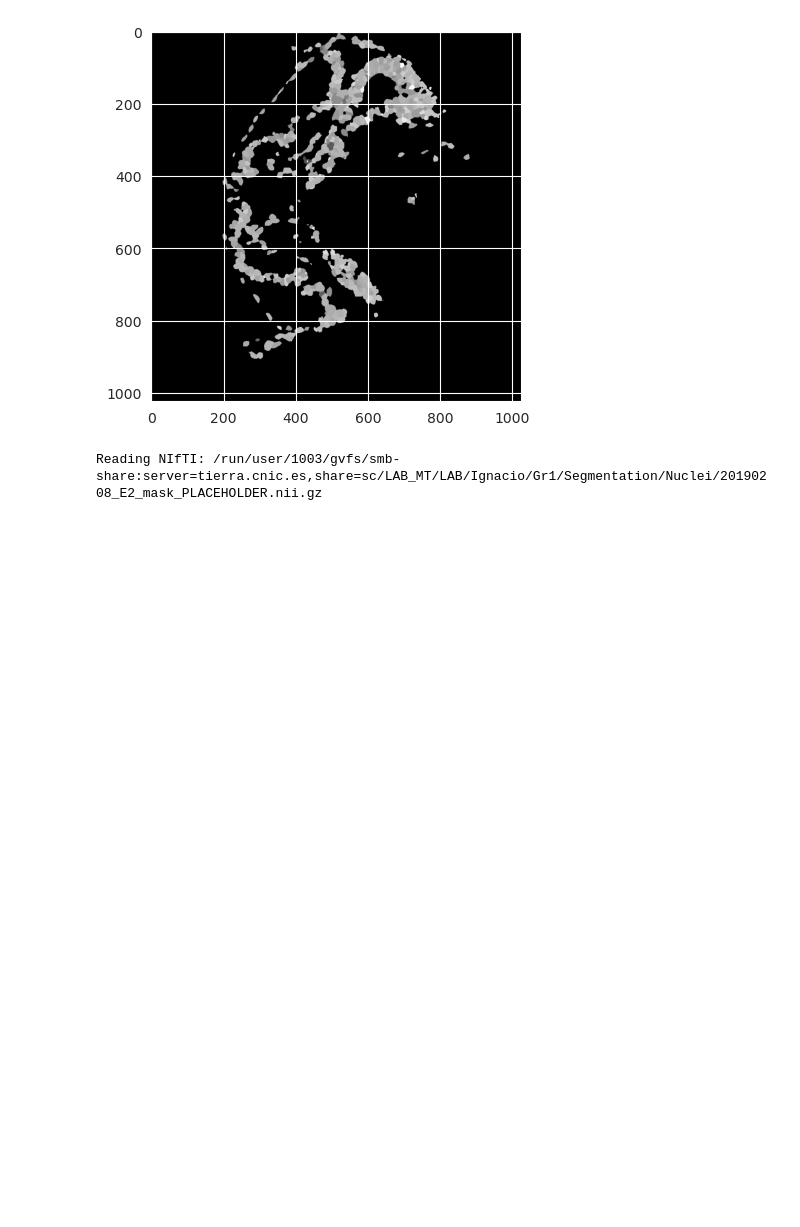
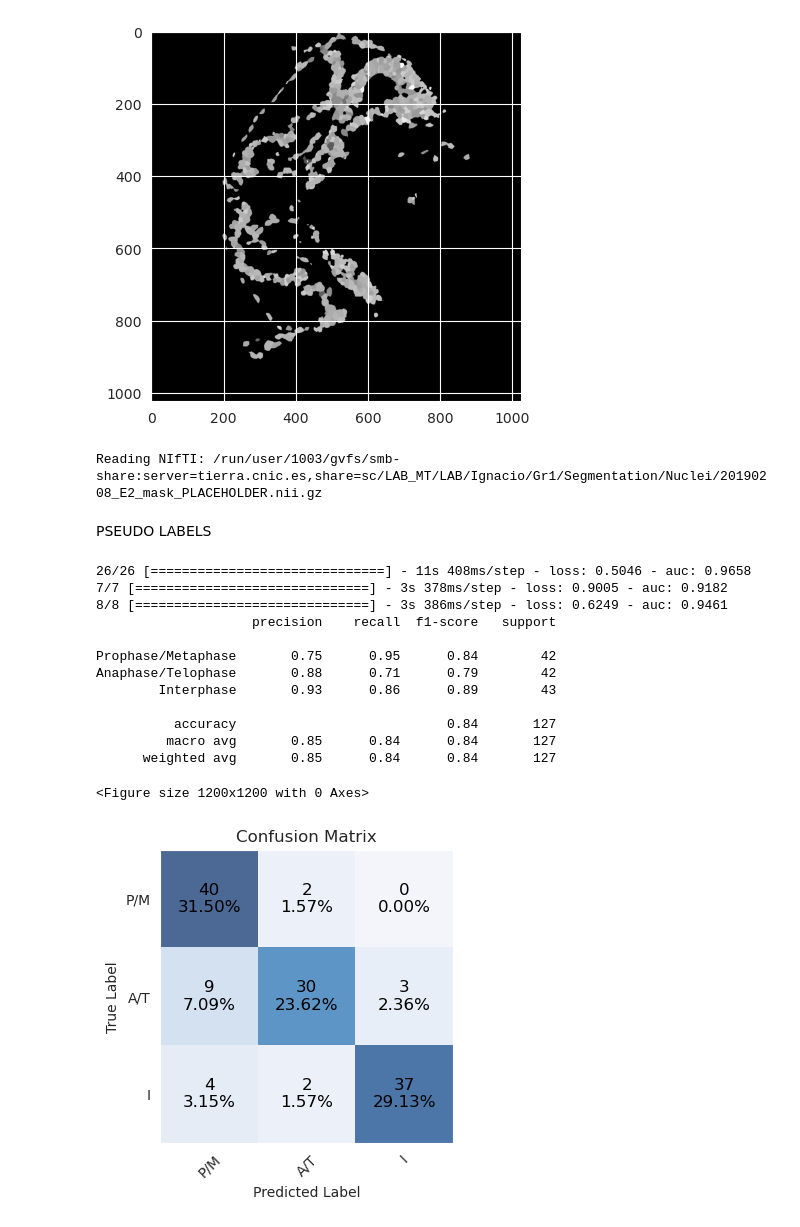
Before and after one commit to ignacio-ms/PyMorph, a Jupyter notebook: notebooks/0-Placeholder.ipynb, the cells around one changed output. Saved outputs shown, nothing was run; the diff lists cells and outputs as text; code cells hidden in the pictures; blank space fills up the shorter version.

```diff
--- a/notebooks/0-Placeholder.ipynb
+++ b/notebooks/0-Placeholder.ipynb
@@ -39,3 +41,5 @@ img_path = v.data_path + 'Gr1/Segmentation/Nuclei/20190208_E2_mask_PLACEHOLDER.n
 img = imaging.read_image(img_path, axes='ZYX', verbose=1)
 # %% [output]
 Reading NIfTI: /run/user/1003/gvfs/smb-share:server=tierra.cnic.es,share=sc/LAB_MT/LAB/Ignacio/Gr1/Segmentation/Nuclei/20190208_E2_mask_PLACEHOLDER.nii.gz
+# %% [markdown]
+PSEUDO LABELS
@@ -41,0 +59,10 @@ Reading NIfTI: /run/user/1003/gvfs/smb-share:server=tierra.cnic.es,share=sc/LAB_
+# %%
+img_dir = v.data_path + 'CellDivision/images_nuclei/'
+img_dir_unlabeled = v.data_path + 'CellDivision/images_unlabeled/'
+
+label_train_dir = v.data_path + 'CellDivision/undersampled/train.csv'
+label_test_dir = v.data_path + 'CellDivision/undersampled/test.csv'
+label_val_dir = v.data_path + 'CellDivision/undersampled/val.csv'
+
+INPUT_SHAPE = (100, 100, 3)
+BATCH_SIZE = 16
@@ -41,0 +96,40 @@ Reading NIfTI: /run/user/1003/gvfs/smb-share:server=tierra.cnic.es,share=sc/LAB_
+# %%
+model_semi = CNN()
+model_semi.load('../models/cellular_division_models/vgg16_semi.h5')
+# model.load('../models/cellular_division_models/vgg16_nuclei_under.h5')
+# %%
+model_semi.model.evaluate(train_generator)
+model_semi.model.evaluate(val_generator)
+model_semi.model.evaluate(test_generator)
+
+pred = model_semi.model.predict(test_generator).round().astype(int)
+
+print(
+    classification_report(
+        test_generator.img_labels, [test_generator.oh2class(p) for p in pred],
+        target_names=test_generator.CLASS_NAMES,
+        zero_division=0
+    )
+)
+
+cf_matrix = confusion_matrix(
+   test_generator.img_labels, [test_generator.oh2class(p) for p in pred]
+)
+
+plt.figure(figsize=(12, 12))
+vis.plot_confusion_matrix(cf_matrix)
+# %% [output]
+26/26 [==============================] - 11s 408ms/step - loss: 0.5046 - auc: 0.9658
+7/7 [==============================] - 3s 378ms/step - loss: 0.9005 - auc: 0.9182
+8/8 [==============================] - 3s 386ms/step - loss: 0.6249 - auc: 0.9461
+                    precision    recall  f1-score   support
+
+Prophase/Metaphase       0.75      0.95      0.84        42
+Anaphase/Telophase       0.88      0.71      0.79        42
+        Interphase       0.93      0.86      0.89        43
+
+          accuracy                           0.84       127
+         macro avg       0.85      0.84      0.84       127
+      weighted avg       0.85      0.84      0.84       127
+<Figure size 1200x1200 with 0 Axes>
+[figure, added]
```
Also changed, not shown: parts of 9 cells of this notebook, 5 other files.
